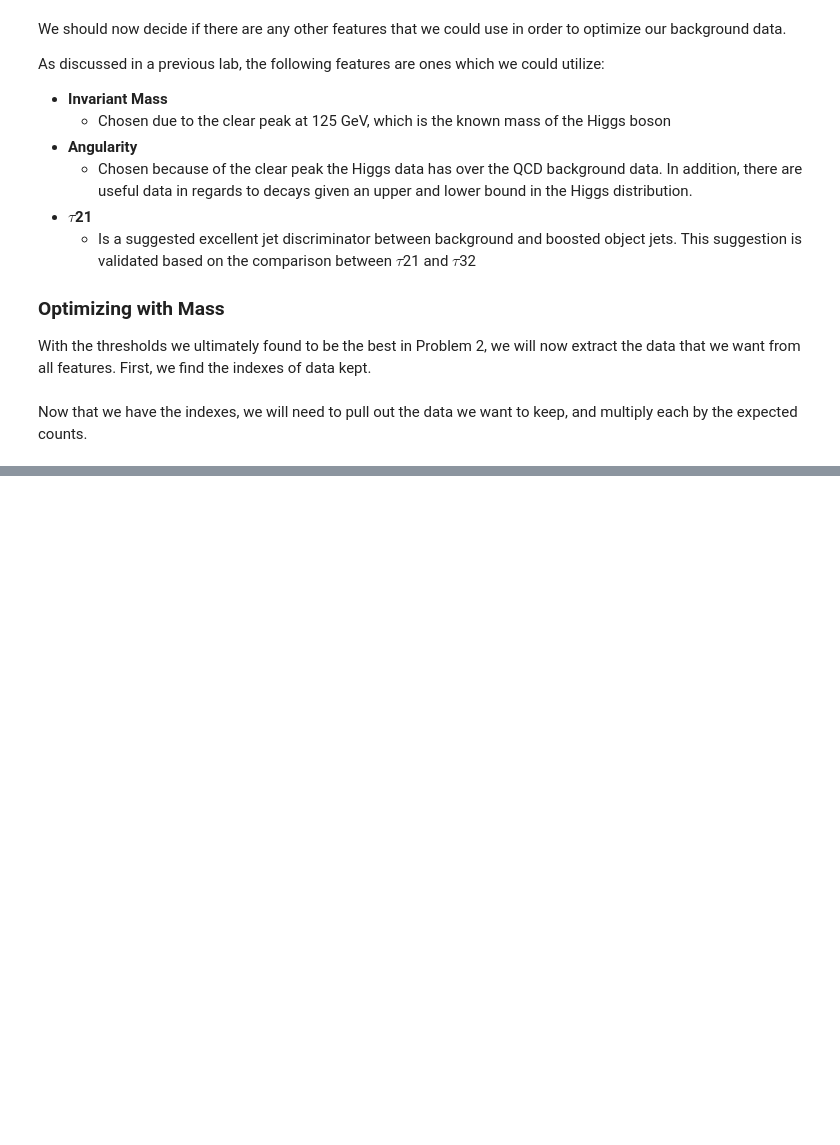
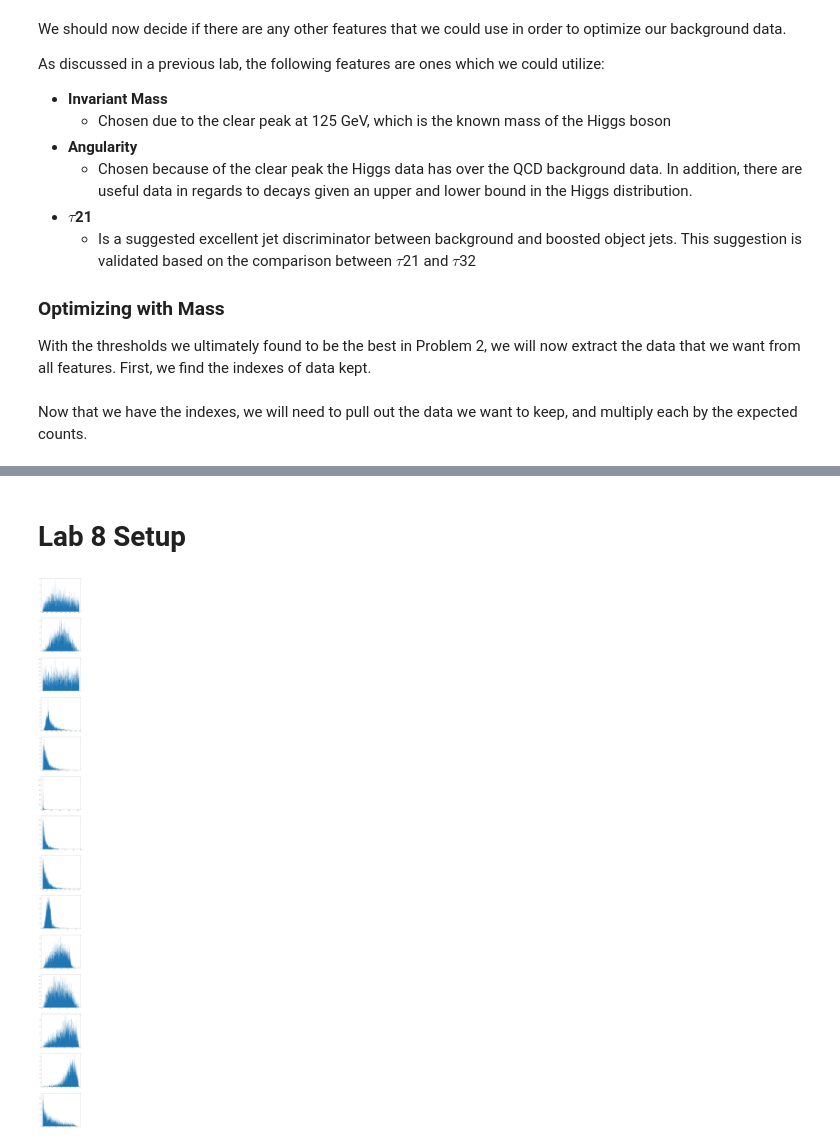
Before and after one commit to cseydlitz/phys434, a Jupyter notebook: FinalLab.ipynb, the cells around one changed output, grey strips where cells are left out. Drawn from its saved outputs; the diff is of its cells as text; code cells hidden in the pictures; blank space fills up the shorter version.

```diff
--- a/FinalLab.ipynb
+++ b/FinalLab.ipynb
@@ -572,0 +617,20 @@ With that being said, given what we have just accomplished, if we took threshold
+# %% [markdown]
+# Lab 8 Setup
+# %%
+import h5py
+
+P1 = h5py.File('data_highLumi_pt_1000_1200.h5', 'r')
+highLum = np.array(P1.get('data/block0_values'))
+P1.close()
+
+P2 = h5py.File('data_lowLumi_pt_1000_1200.h5', 'r')
+lowLum = np.array(P2.get('data/block0_values'))
+P2.close()
+# %%
+fig,ax=plt.subplots(14, 1, figsize=(10,140))
+
+for i in range(0,14):
+    ax[i].hist(highLum[:,i],bins=500)
+plt.show()
+# %% [output]
+[figure, added]
```
Also changed, not shown: parts of 20 cells of this notebook.
